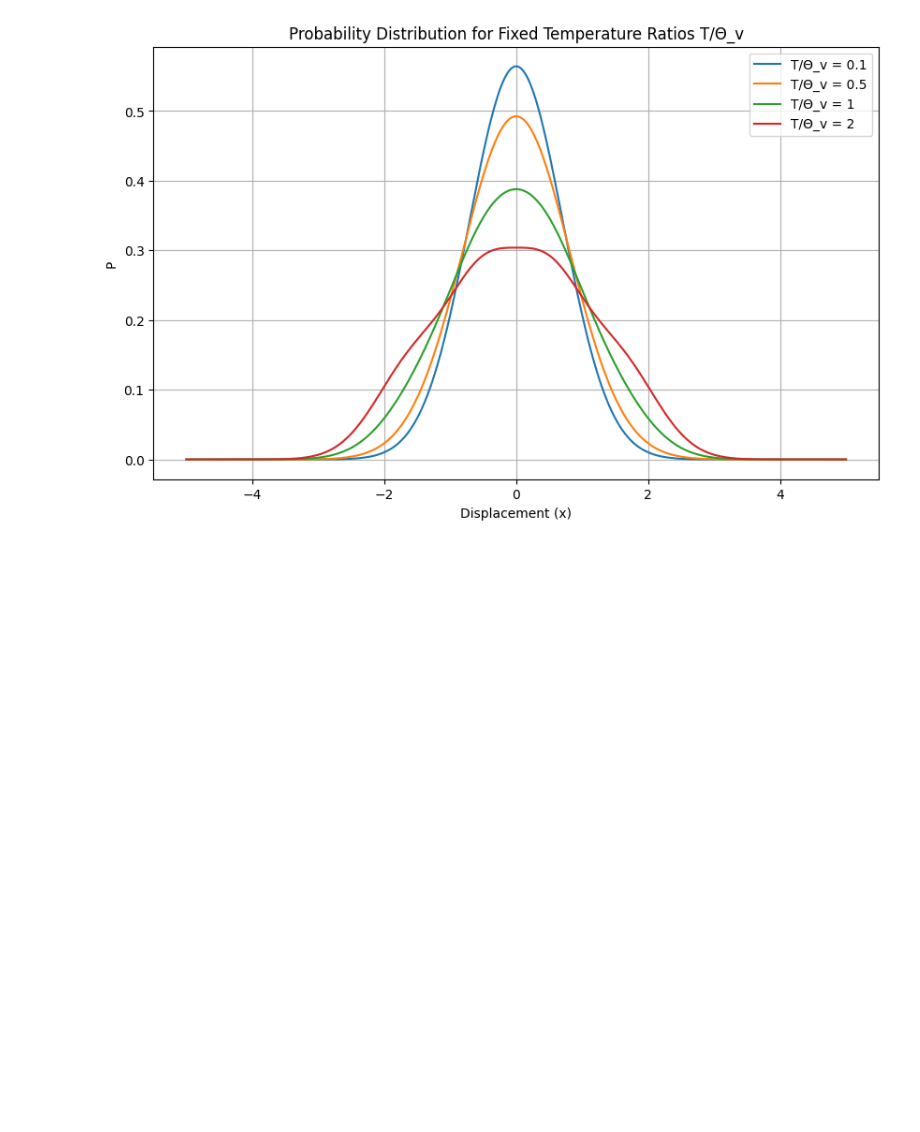
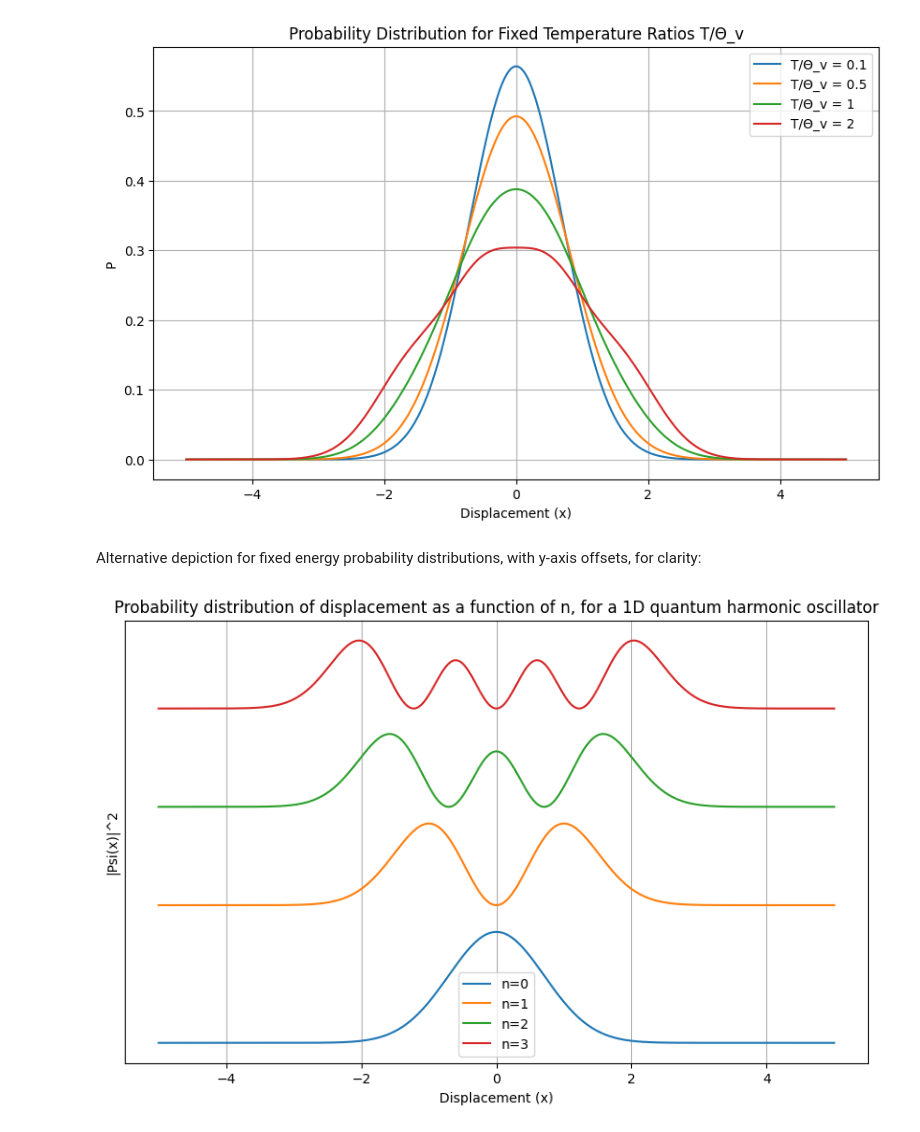
Before and after one commit to denny190/pchem_iv, a Jupyter notebook: l04_qm_harm_osc.ipynb, the cells around one changed output. Cells and saved outputs as stored; diff of their text form; code cells hidden in the pictures; blank space fills up the shorter version.

```diff
--- a/l04_qm_harm_osc.ipynb
+++ b/l04_qm_harm_osc.ipynb
@@ -105,3 +105,31 @@ plt.legend()
 plt.grid(True)
 # %% [output]
 [figure]
+# %% [markdown]
+Alternative depiction for fixed energy probability distributions, with y-axis offsets, for clarity:
+# %%
+import numpy as np
+import matplotlib.pyplot as plt
+from scipy.special import hermite
+
+def calculate_wavefunction(n, x):
+    '''Computing a wavefunction for a 1D quantum harmonic oscillator'''
+    wavefunction = ((1 / (2**n * np.math.factorial(n)))**0.5 * (1/np.pi)**0.25) * np.exp(-x**2/2) * hermite(n)(x)
+    return wavefunction
+
+x = np.linspace(-5, 5, 400)
+
+plt.figure(figsize=(10, 6))
+offset = {0: 0, 1: 0.7, 2: 1.2, 3: 1.7}
+for n in [0, 1, 2, 3]:
+    plt.plot(x, abs(calculate_wavefunction(n, x))**2 + offset[n], label=f"n={n}")
+
+plt.title('Probability distribution of displacement as a function of n, for a 1D quantum harmonic oscillator')
+plt.xlabel('Displacement (x)')
+plt.ylabel('|Psi(x)|^2')
+plt.yticks([])
+plt.legend()
+plt.grid(True)
+plt.show()
+# %% [output]
+[figure, added]
```
